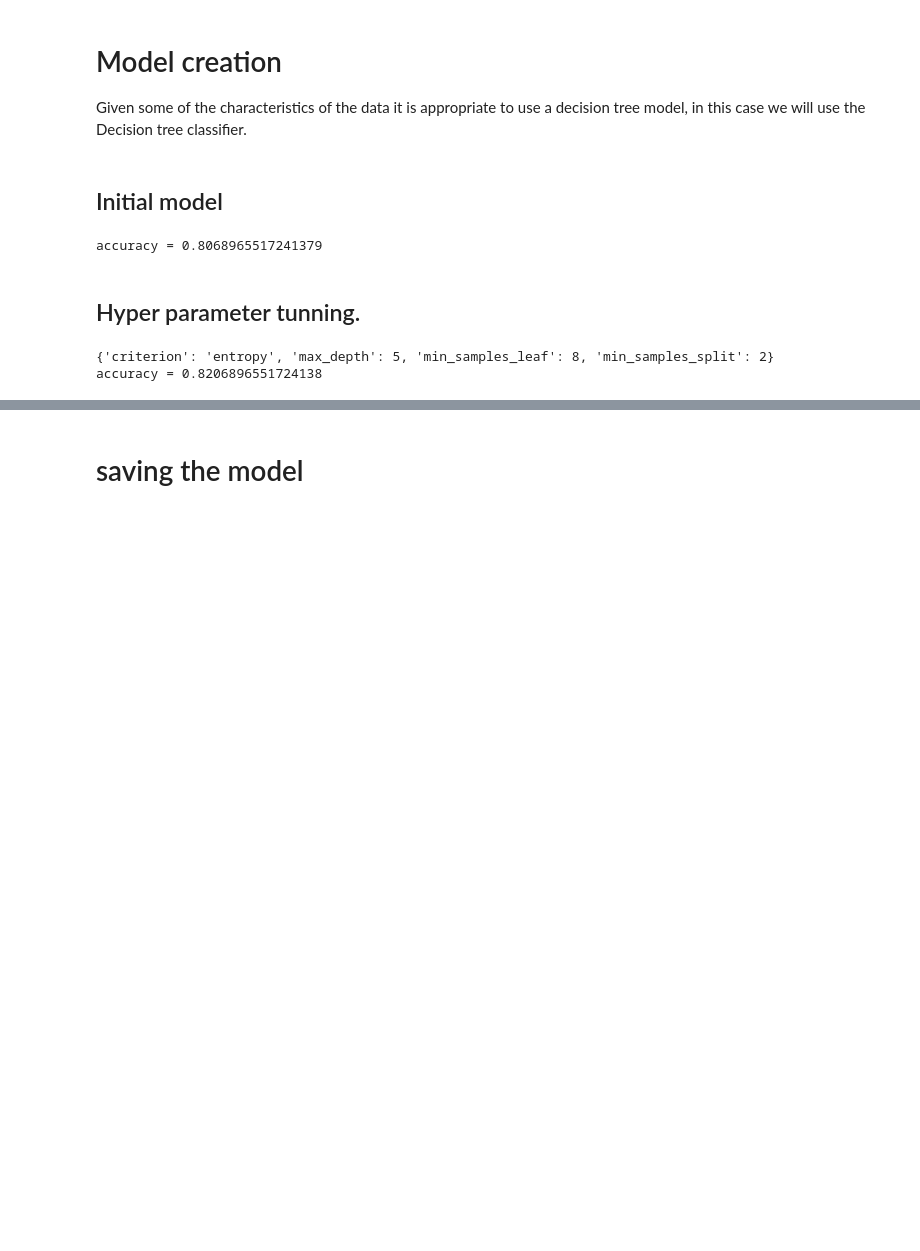
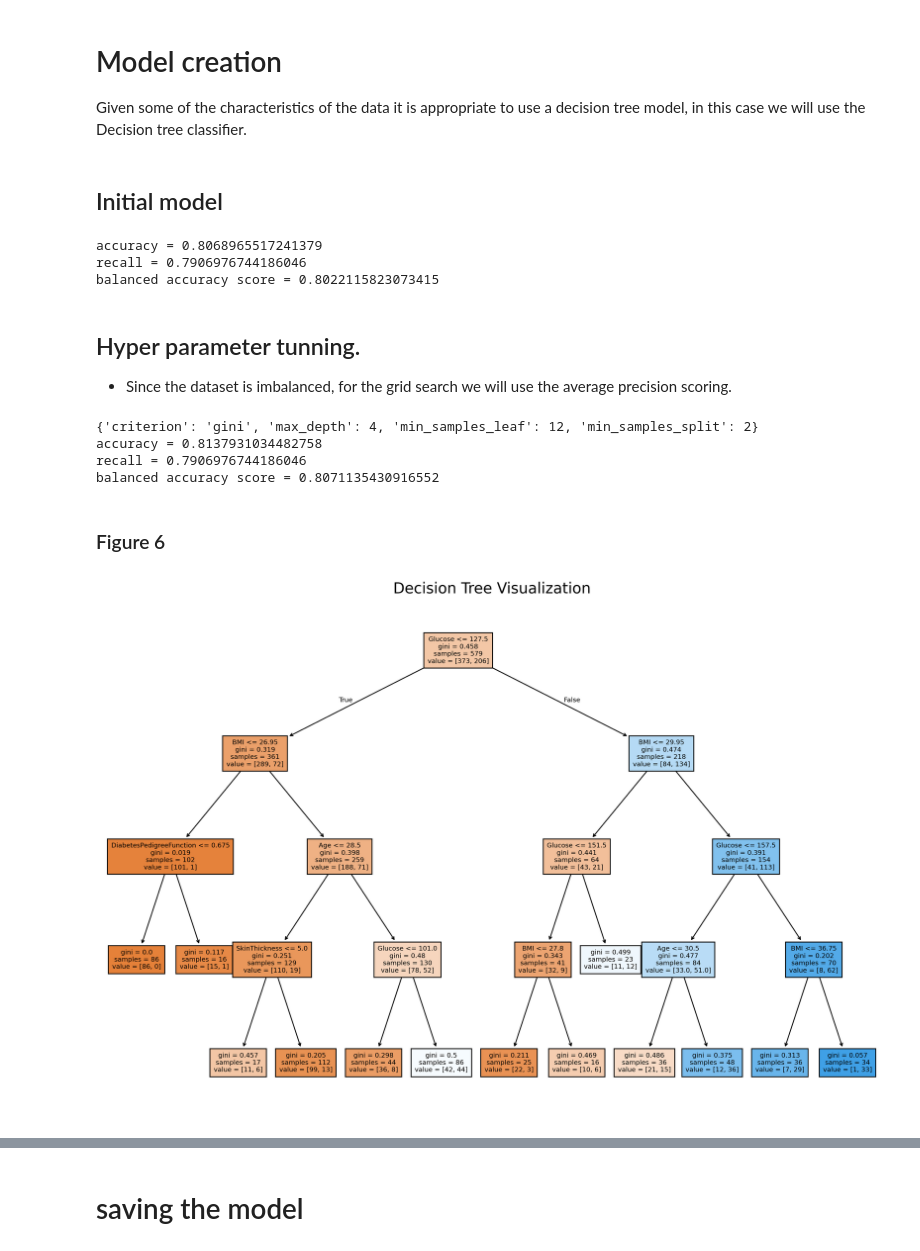
Before and after one commit to ShadekJaramillo/decision-tree-tutorial, a Jupyter notebook: src/explore.ipynb, the cells around one changed output, grey strips where cells are left out. Saved outputs shown, nothing was run; the diff lists cells and outputs as text; code cells hidden in the pictures; blank space fills up the shorter version.

```diff
--- a/src/explore.ipynb
+++ b/src/explore.ipynb
@@ -223,28 +223,59 @@ model.fit(x_train,y_train)
 
 
 y_predict = model.predict(x_test)
-score = accuracy_score(y_test, y_predict)
-print(f'accuracy = {score}')
+acc_score = accuracy_score(y_test, y_predict)
+rec_score = recall_score(y_test, y_predict)
+bal_score = balanced_accuracy_score(y_test, y_predict)
+
+print(f'accuracy = {acc_score}')
+print(f'recall = {rec_score}')
+print(f'balanced accuracy score = {bal_score}')
 # %% [output]
 accuracy = 0.8068965517241379
+recall = 0.7906976744186046
+balanced accuracy score = 0.8022115823073415
-# %% [markdown]
-## Hyper parameter tunning.
+# %% [markdown]
+## Hyper parameter tunning.
+
+- Since the dataset is imbalanced, for the grid search we will use the average precision scoring.
 # %%
 parameters = {
     'criterion': ['gini', 'entropy', 'log_loss'],
-    'max_depth': [5,9,12,20],
+    'max_depth': [4,5,9,12,20],
     'min_samples_split': [2,5,8,10],
-    'min_samples_leaf': [1,3,5,8]
+    'min_samples_leaf': [1,3,5,8,10,12]
 }
-grid = GridSearchCV(model, parameters, scoring='accuracy', cv=5)
+grid = GridSearchCV(model, parameters, scoring='average_precision', cv=5)
 grid.fit(x_train, y_train)
 tunned_model = grid.best_estimator_
 
 y_predict = tunned_model.predict(x_test)
-score = accuracy_score(y_test, y_predict)
+acc_score = accuracy_score(y_test, y_predict)
+rec_score = recall_score(y_test, y_predict)
+bal_score = balanced_accuracy_score(y_test, y_predict)
 
 print(grid.best_params_)
-print(f'accuracy = {score}')
+print(f'accuracy = {acc_score}')
+print(f'recall = {rec_score}')
+print(f'balanced accuracy score = {bal_score}')
 # %% [output]
-{'criterion': 'entropy', 'max_depth': 5, 'min_samples_leaf': 8, 'min_samples_split': 2}
-accuracy = 0.8206896551724138
+{'criterion': 'gini', 'max_depth': 4, 'min_samples_leaf': 12, 'min_samples_split': 2}
+accuracy = 0.8137931034482758
+recall = 0.7906976744186046
+balanced accuracy score = 0.8071135430916552
+# %% [markdown]
+### Figure 6
+# %%
+fig, ax = plt.subplots(figsize=(15, 10), dpi=300) # Adjust these values as needed
+
+# Plot the tree onto the created axes
+plot_tree(tunned_model,
+          feature_names=x.columns,
+          filled=True,
+          fontsize=7, # You might need to adjust fontsize for readability
+          ax=ax) # Pass the axes object
+
+plt.title("Decision Tree Visualization", fontsize=16)
+plt.show()
+# %% [output]
+[figure, added]
```
Also changed, not shown: parts of 3 cells of this notebook.
